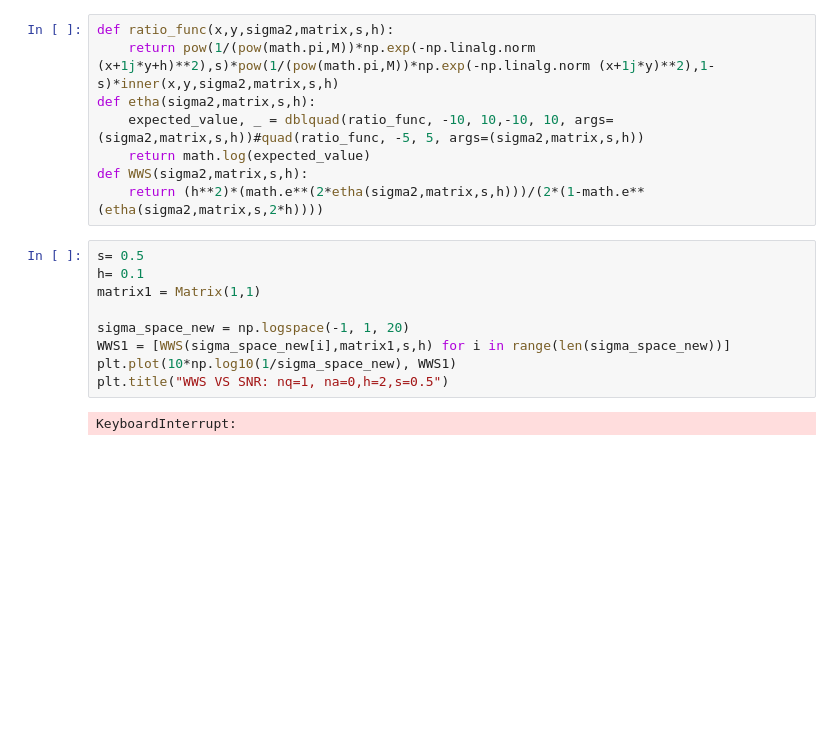
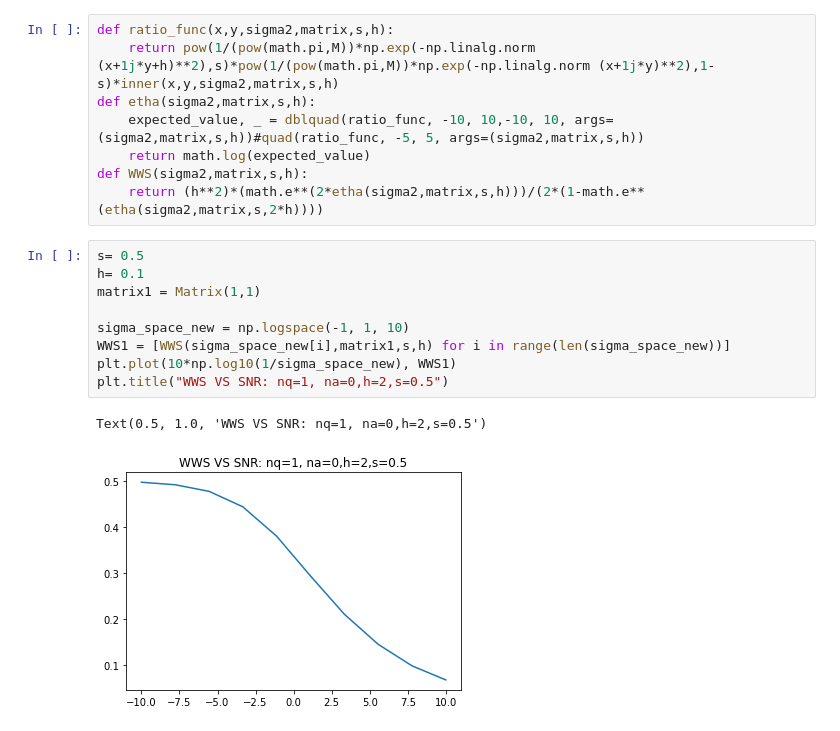
Before and after one commit to mazyaniv/Channel_Estimation, a Jupyter notebook: WWS.ipynb, the cells around one changed output. Saved outputs shown, nothing was run; the diff lists cells and outputs as text; blank space fills up the shorter version.

```diff
--- a/WWS.ipynb
+++ b/WWS.ipynb
@@ -62,11 +59,12 @@ def WWS(sigma2,matrix,s,h):
 # %%
 s= 0.5
 h= 0.1
 matrix1 = Matrix(1,1)
 
-sigma_space_new = np.logspace(-1, 1, 20)
+sigma_space_new = np.logspace(-1, 1, 10)
 WWS1 = [WWS(sigma_space_new[i],matrix1,s,h) for i in range(len(sigma_space_new))]
 plt.plot(10*np.log10(1/sigma_space_new), WWS1)
 plt.title("WWS VS SNR: nq=1, na=0,h=2,s=0.5")
 # %% [output]
-KeyboardInterrupt:
+Text(0.5, 1.0, 'WWS VS SNR: nq=1, na=0,h=2,s=0.5')
+[figure, added]
```
Also changed, not shown: parts of 2 cells of this notebook, 2 other files.
